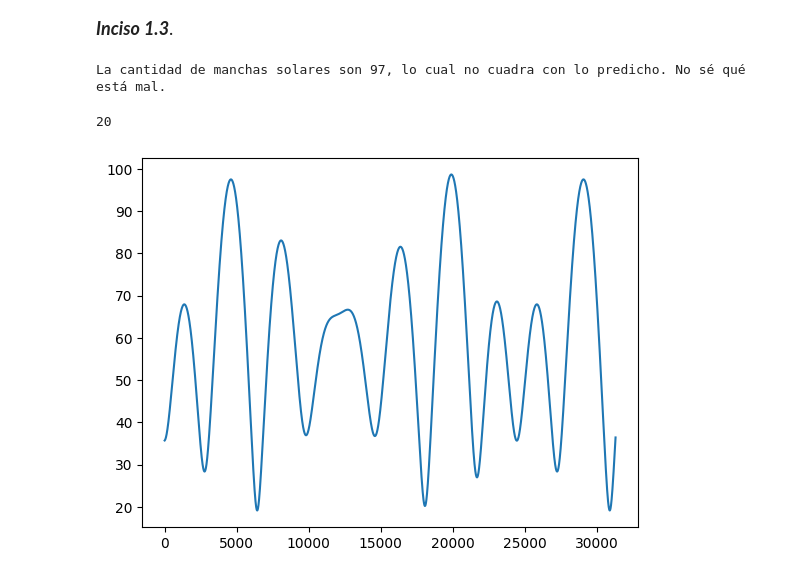
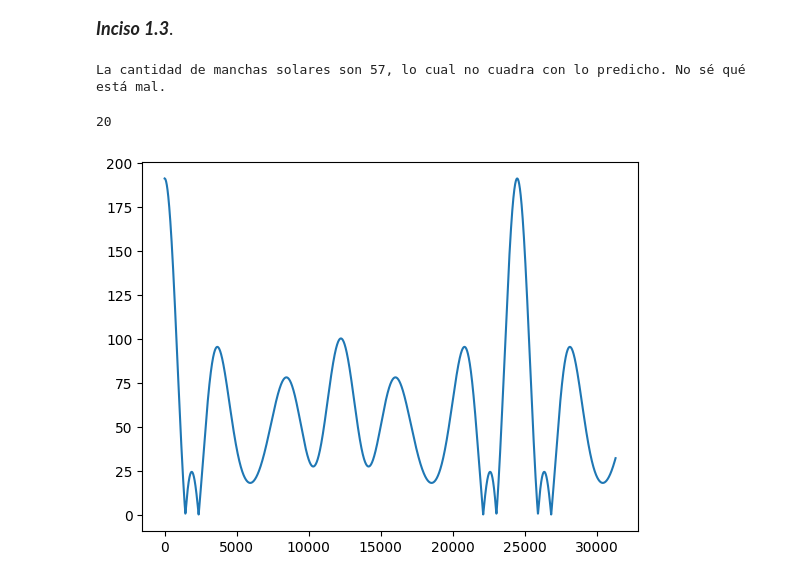
Before and after one commit to danielF235/Met-Comp2-G15, a Jupyter notebook: nuevotaller2.ipynb, the cells around one changed output. Cells and saved outputs as stored; diff of their text form; code cells hidden in the pictures.

```diff
--- a/nuevotaller2.ipynb
+++ b/nuevotaller2.ipynb
@@ -87,37 +87,37 @@ plt.show()
 <font size="4">***Inciso 1.3***.</font>
 # %%
 n=10
-i_n=frecuencias_abs[:n]
-f_n=frecuencias_abs[-n:]
+i_n=frecuencias[:n]
+f_n=frecuencias[-n:]
 f_k=np.concatenate((i_n,f_n))
 
 
-i_n_t=t_filtrada[:n]
-f_n_t=t_filtrada[-n:]
+i_n_t=modulo[:n]
+f_n_t=modulo[-n:]
 T_k=np.concatenate((i_n_t,f_n_t))
 
 primera_fecha=(datos_hasta_2017['fecha'].min()).date()
 papu_fecha=date(2030,9,11)
 dias=(papu_fecha-primera_fecha).days
 array_dias=np.arange(1,dias+1)
 dias,len(array_dias)
 
 def IFT(F, f, t, N=0):
     if N==0:
         N = np.size(t)
     inv = np.zeros(N) + 0j
     for k in range(N):
         inv[k] = (1/N)*(F*np.exp(np.pi*(2j)*f*t[k])).sum()
     return (t, inv)
 inversa=IFT(T_k,f_k,array_dias)
 abs_inv=abs(inversa[1])
 plt.plot(array_dias,abs_inv)
 #Ahora buscamos el índice de 2024-08-15
 mitad_agosto=date(2024,8,15)
 dias_2=(mitad_agosto-primera_fecha).days
 print("La cantidad de manchas solares son " + str(round(abs_inv[dias_2]))+ ", lo cual no cuadra con lo predicho. No sé qué está mal.")
 len(f_k)
 # %% [output]
-La cantidad de manchas solares son 97, lo cual no cuadra con lo predicho. No sé qué está mal.
+La cantidad de manchas solares son 57, lo cual no cuadra con lo predicho. No sé qué está mal.
 20
-[figure, old version]
+[figure, new version]
```
Also changed, not shown: parts of 1 cell of this notebook.
